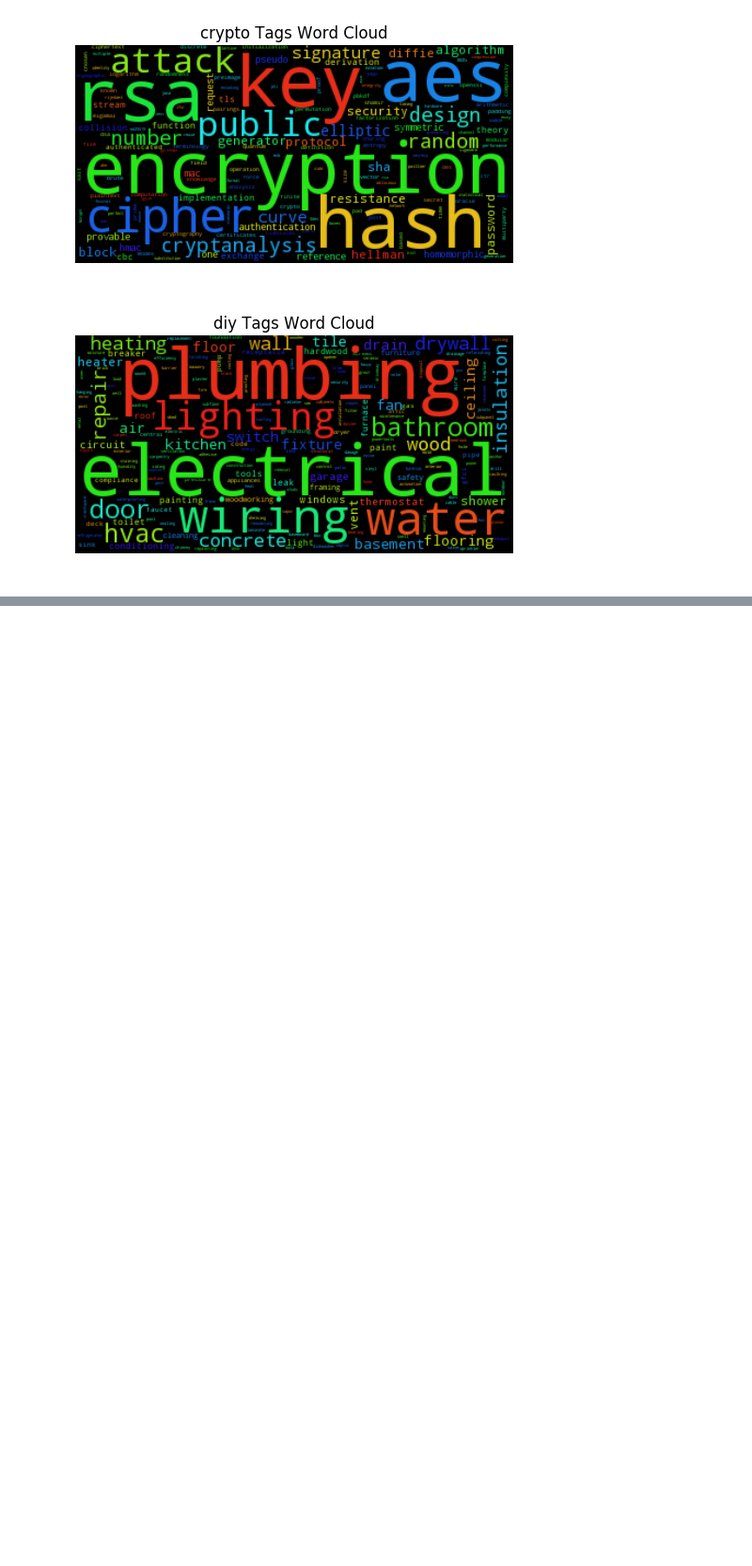
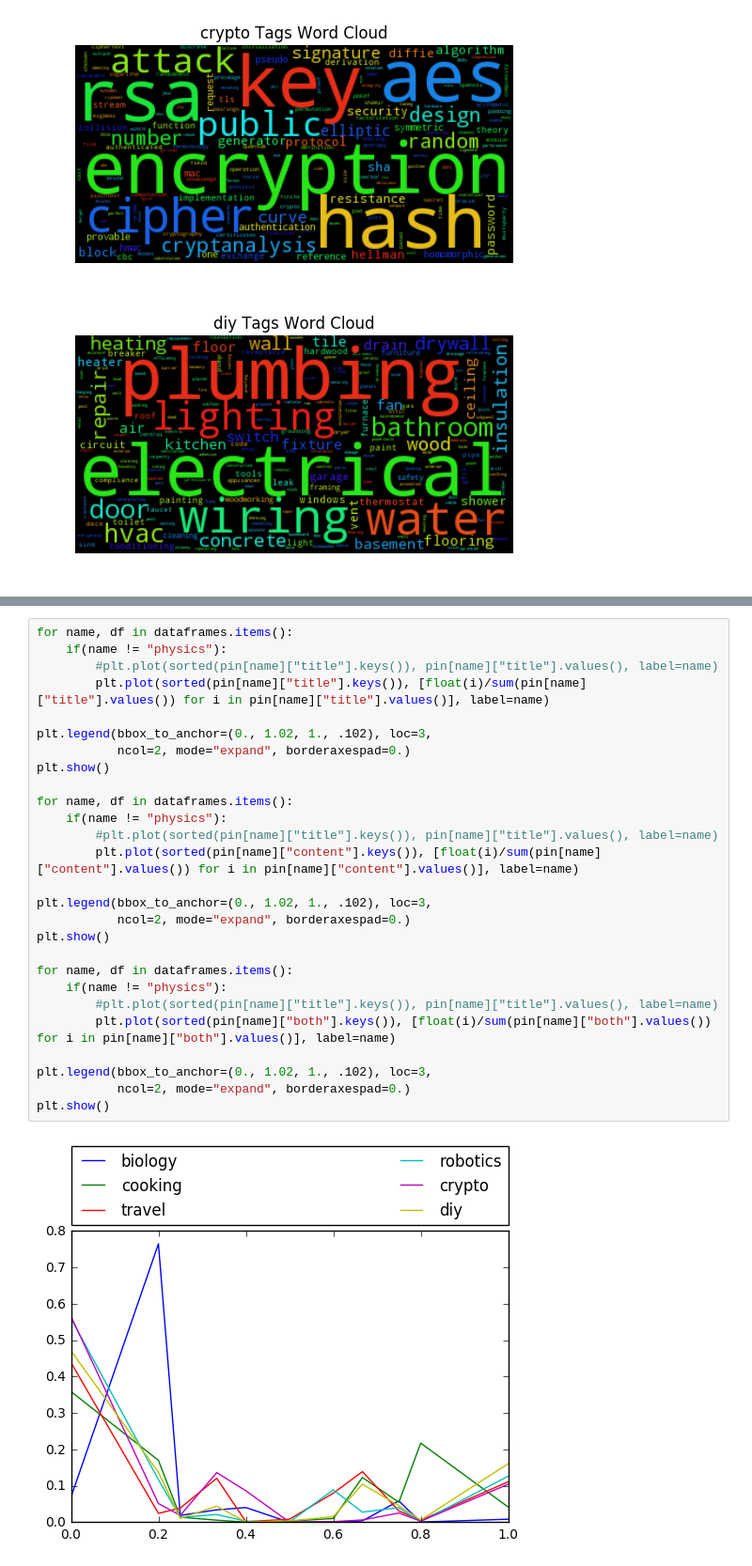
Before and after one commit to akhoufi/Transfer-Learning-on-Stack-Exchange-Tags, a Jupyter notebook: data exploration/Word Cloud .ipynb, the cells around one changed output, grey strips where cells are left out. Shown at 94% size. Drawn from its saved outputs; the diff is of its cells as text; blank space fills up the shorter version.

```diff
--- a/data exploration/Word Cloud .ipynb
+++ b/data exploration/Word Cloud .ipynb
@@ -107,0 +214,29 @@ for name, df in dataframes.items():
+# %%
+for name, df in dataframes.items():
+    if(name != "physics"):
+        #plt.plot(sorted(pin[name]["title"].keys()), pin[name]["title"].values(), label=name)
+        plt.plot(sorted(pin[name]["title"].keys()), [float(i)/sum(pin[name]["title"].values()) for i in pin[name]["title"].values()], label=name)
+
+plt.legend(bbox_to_anchor=(0., 1.02, 1., .102), loc=3,
+           ncol=2, mode="expand", borderaxespad=0.)
+plt.show()
+
+for name, df in dataframes.items():
+    if(name != "physics"):
+        #plt.plot(sorted(pin[name]["title"].keys()), pin[name]["title"].values(), label=name)
+        plt.plot(sorted(pin[name]["content"].keys()), [float(i)/sum(pin[name]["content"].values()) for i in pin[name]["content"].values()], label=name)
+
+plt.legend(bbox_to_anchor=(0., 1.02, 1., .102), loc=3,
+           ncol=2, mode="expand", borderaxespad=0.)
+plt.show()
+
+for name, df in dataframes.items():
+    if(name != "physics"):
+        #plt.plot(sorted(pin[name]["title"].keys()), pin[name]["title"].values(), label=name)
+        plt.plot(sorted(pin[name]["both"].keys()), [float(i)/sum(pin[name]["both"].values()) for i in pin[name]["both"].values()], label=name)
+
+plt.legend(bbox_to_anchor=(0., 1.02, 1., .102), loc=3,
+           ncol=2, mode="expand", borderaxespad=0.)
+plt.show()
+# %% [output]
+[figure, added]
```
Also changed, not shown: parts of 6 cells of this notebook, 2 other files.
